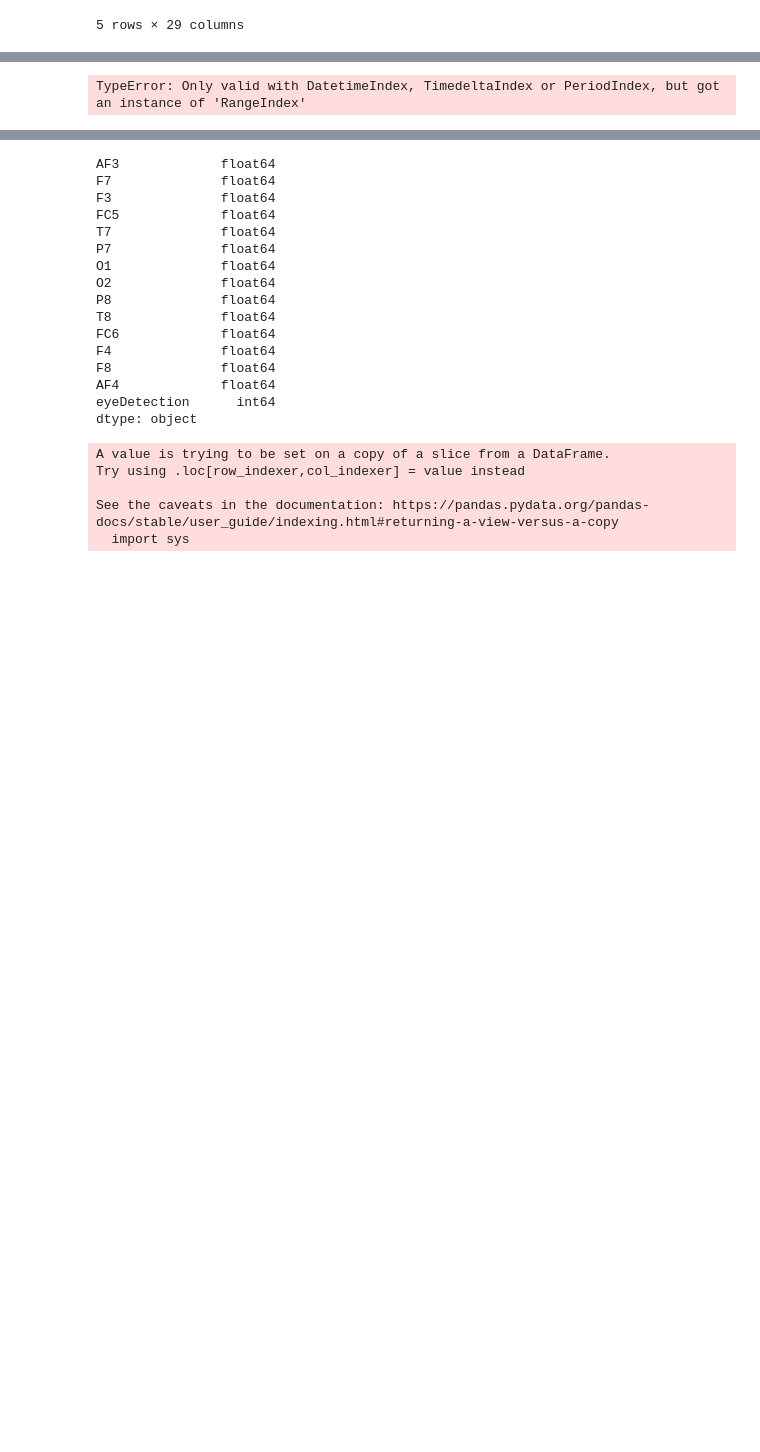
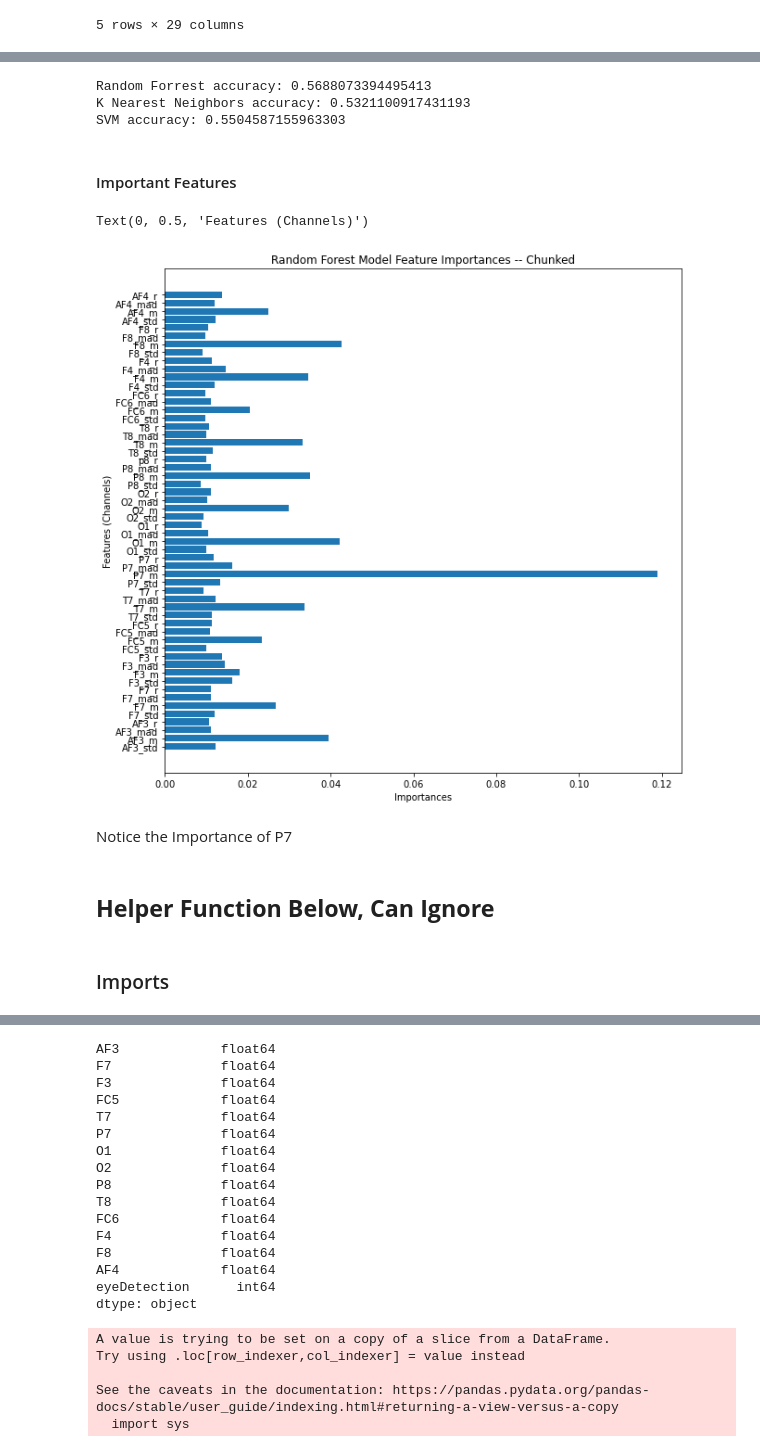
Before and after one commit to AndrewSGShin/Do_Eye_See, a Jupyter notebook: test.ipynb, the cells around one changed output, grey strips where cells are left out. Drawn from its saved outputs; the diff is of its cells as text; code cells hidden in the pictures; blank space fills up the shorter version.

```diff
--- a/test.ipynb
+++ b/test.ipynb
@@ -284,0 +429,23 @@ Text(0, 0.5, 'Features (Channels)')
+# %%
+## TAKE FIRST 75% OF EACH SET AS TRAINING, LAST 25% AS TEST
+## -- MUST TRAIN/TEST LIKE THIS TO ENSURE MODEL ISNT PREDICTING OFF TIME SERIES
+
+open_size = int(len(chunked_open)*.75)
+open_train = chunked_open[:open_size]
+open_test = chunked_open[open_size:]
+
+closed_size = int(len(chunked_closed)*.75)
+closed_train = chunked_closed[:closed_size]
+closed_test = chunked_closed[closed_size:]
+
+training = open_train.append(closed_train)
+testing = open_test.append(closed_test)
+# %%
+## ASSIGN TRAIN AND TEST VARIABLES
+## -- FOR BASELINE USE ALL 14 CHANNELS
+
+X_train = training.drop('eyeDetection',axis=1)
+y_train = training['eyeDetection']
+
+X_test = testing.drop('eyeDetection',axis=1)
+y_test = testing['eyeDetection']
@@ -284,0 +454,13 @@ Text(0, 0.5, 'Features (Channels)')
+# %%
+%%time
+
+## TRYING DIFFERENT MODELS
+## -- RANDOM FOREST, KNN, SVM
+
+rf = RandomForestClassifier(class_weight='balanced').fit(X_train, y_train)
+knn = KNeighborsClassifier().fit(X_train, y_train)
+svm = SVC(class_weight='balanced').fit(X_train, y_train)
+
+rf_predictions = rf.predict(X_test)
+knn_predictions = knn.predict(X_test)
+svm_predictions = svm.predict(X_test)
@@ -284,0 +469,28 @@ Text(0, 0.5, 'Features (Channels)')
+# %%
+## COMPARE MODEL PERFORMANCES
+
+print('Random Forrest accuracy:',accuracy_score(y_test, rf_predictions))
+print('K Nearest Neighbors accuracy:',accuracy_score(y_test, knn_predictions))
+print('SVM accuracy:',accuracy_score(y_test, svm_predictions))
+# %% [output]
+Random Forrest accuracy: 0.5688073394495413
+K Nearest Neighbors accuracy: 0.5321100917431193
+SVM accuracy: 0.5504587155963303
+# %% [markdown]
+#### Important Features
+# %%
+plt.figure(figsize=(10,10))
+sorted_idx = rf.feature_importances_.argsort()
+plt.barh(X_train.columns[sorted_idx],rf.feature_importances_[sorted_idx])
+plt.title('Random Forest Model Feature Importances -- Chunked')
+plt.xlabel('Importances')
+plt.ylabel('Features (Channels)')
+# %% [output]
+Text(0, 0.5, 'Features (Channels)')
+[figure, added]
+# %% [markdown]
+Notice the Importance of P7
+# %% [markdown]
+## ****************Helper Function Below, Can Ignore****************
+# %% [markdown]
+### Imports
@@ -285,10 +502,4 @@ Text(0, 0.5, 'Features (Channels)')
 # %%
-import scipy as sp
-from scipy import signal
-import seaborn as sns
-
-eye_open.resample('1000ms')
+#eye_open.resample('1000ms')
 #df2_resample_lst = [explode_extended(df).resample(size, on='Time').sum() * mbit_rate for df in df2]
-# %% [output]
-TypeError: Only valid with DatetimeIndex, TimedeltaIndex or PeriodIndex, but got an instance of 'RangeIndex'
 # %%
```
Also changed, not shown: parts of 51 cells of this notebook.
